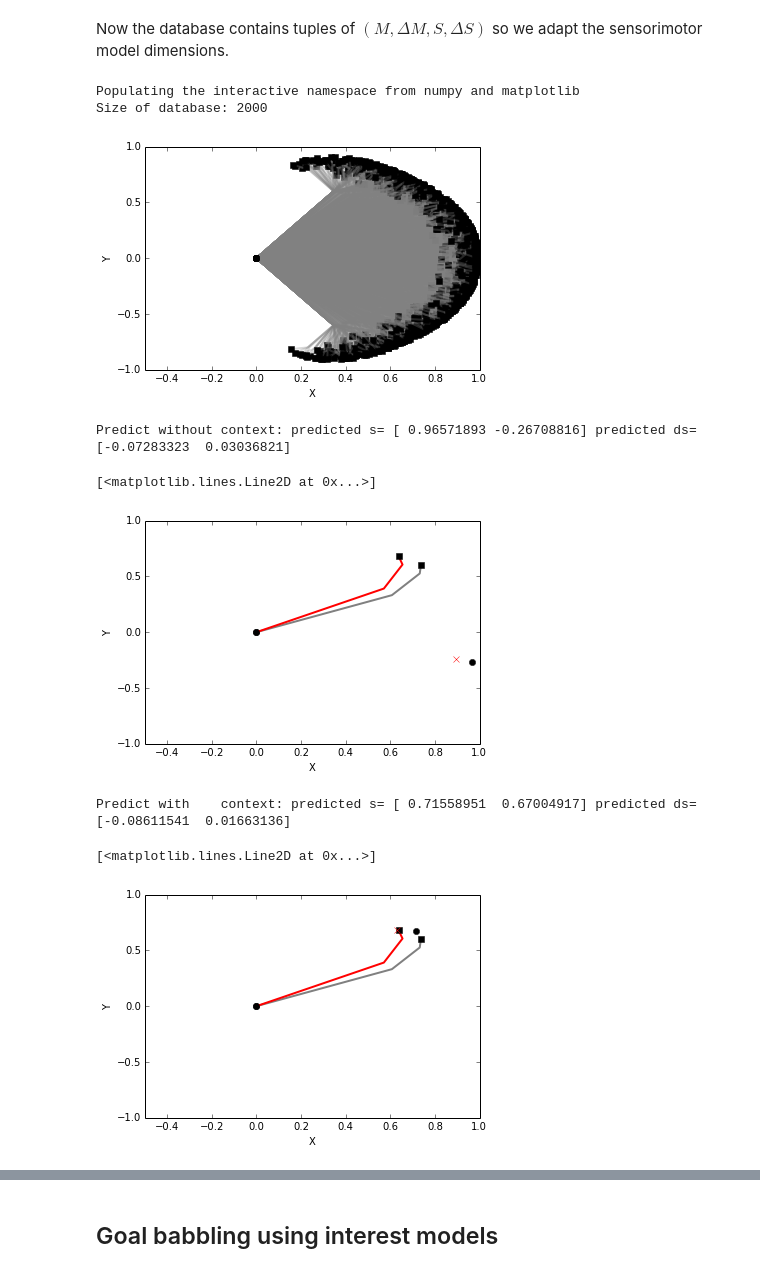
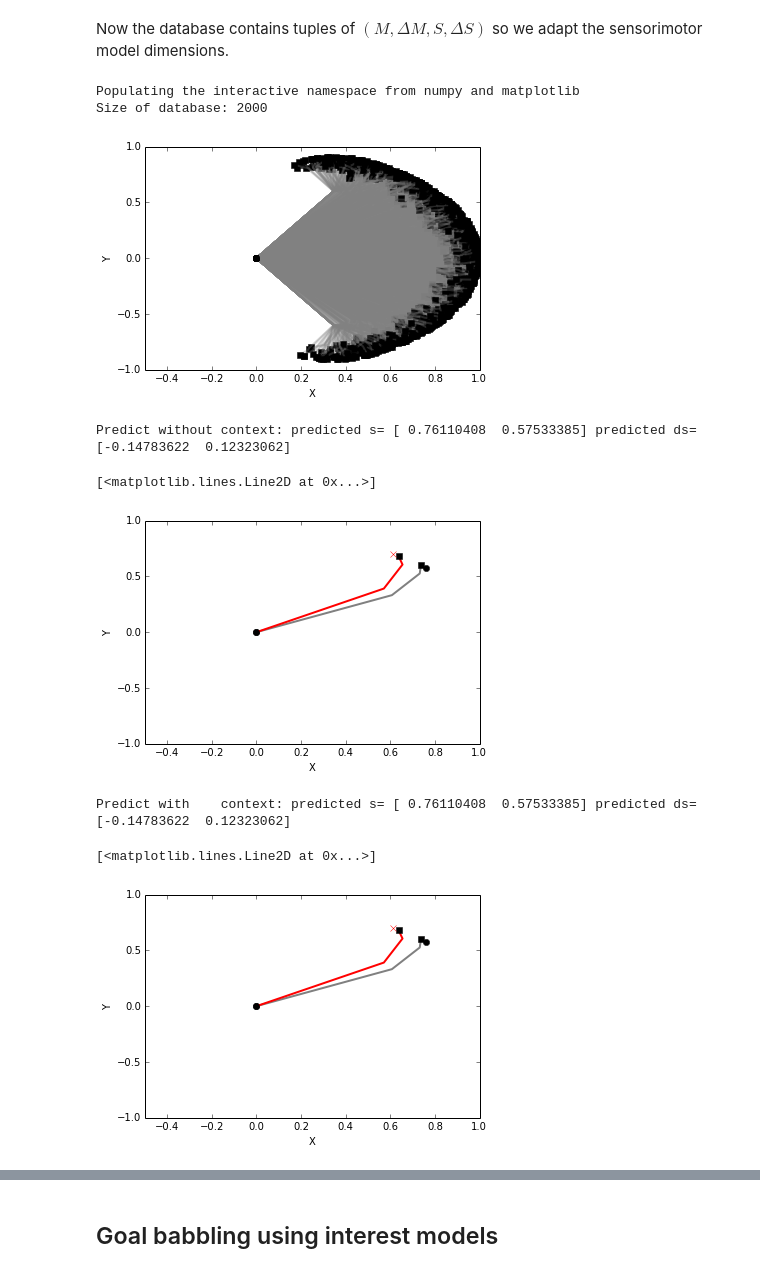
Before and after one commit to flowersteam/explauto, a Jupyter notebook: notebook/learning_with_context.ipynb, the cells around one changed output, grey strips where cells are left out. Drawn from its saved outputs; the diff is of its cells as text; code cells hidden in the pictures.

Commit message:
notebook context: fixed loop

```diff
--- a/notebook/learning_with_context.ipynb
+++ b/notebook/learning_with_context.ipynb
@@ -60,22 +63,20 @@ sm_model = SensorimotorModel.from_configuration(conf, 'NN', 'default')
 # %%
 # Create the axes for plotting:
 %pylab inline
 ax = axes()
 
 for mdm in environment.random_motors(n=2000):
-    m = mdm[:3]
-    dm = mdm[3:]
     context = environment.current_sensori_position
     sds = environment.update(mdm, reset=True)
-    sm_model.update(np.hstack((m, dm)), np.hstack((context, sds[2:4])))
+    sm_model.update(mdm, sds)
     environment.plot(ax, alpha=0.3)
     #draw()
 
 print "Size of database:", sm_model.size()
 # %% [output]
 Populating the interactive namespace from numpy and matplotlib
 Size of database: 2000
-[figure, old version]
+[figure, new version]
 # %%
 # Predict without sensori context
 m = [0.5]*3
@@ -93,9 +94,9 @@ environment.plot(ax, color='red')
 ax.plot(*s, marker='o', color='k')
 ax.plot(*list(np.array(s)+np.array(ds)), marker='x', color='red')
 # %% [output]
-Predict without context: predicted s= [ 0.96571893 -0.26708816] predicted ds= [-0.07283323  0.03036821]
+Predict without context: predicted s= [ 0.76110408  0.57533385] predicted ds= [-0.14783622  0.12323062]
 [<matplotlib.lines.Line2D at 0x...>]
-[figure, old version]
+[figure, new version]
 # %%
 # Predict with sensori context
 m = [0.5]*3
@@ -115,9 +116,9 @@ environment.plot(ax, color='red')
 ax.plot(*s, marker='o', color='k')
 ax.plot(*list(np.array(s)+np.array(ds)), marker='x', color='red')
 # %% [output]
-Predict with    context: predicted s= [ 0.71558951  0.67004917] predicted ds= [-0.08611541  0.01663136]
+Predict with    context: predicted s= [ 0.76110408  0.57533385] predicted ds= [-0.14783622  0.12323062]
 [<matplotlib.lines.Line2D at 0x...>]
-[figure, old version]
+[figure, new version]
 # %%
 # Inverse with sensorimotor context: dM <- i(M, S, dS)
 
```
Also changed, not shown: parts of 9 cells of this notebook.
